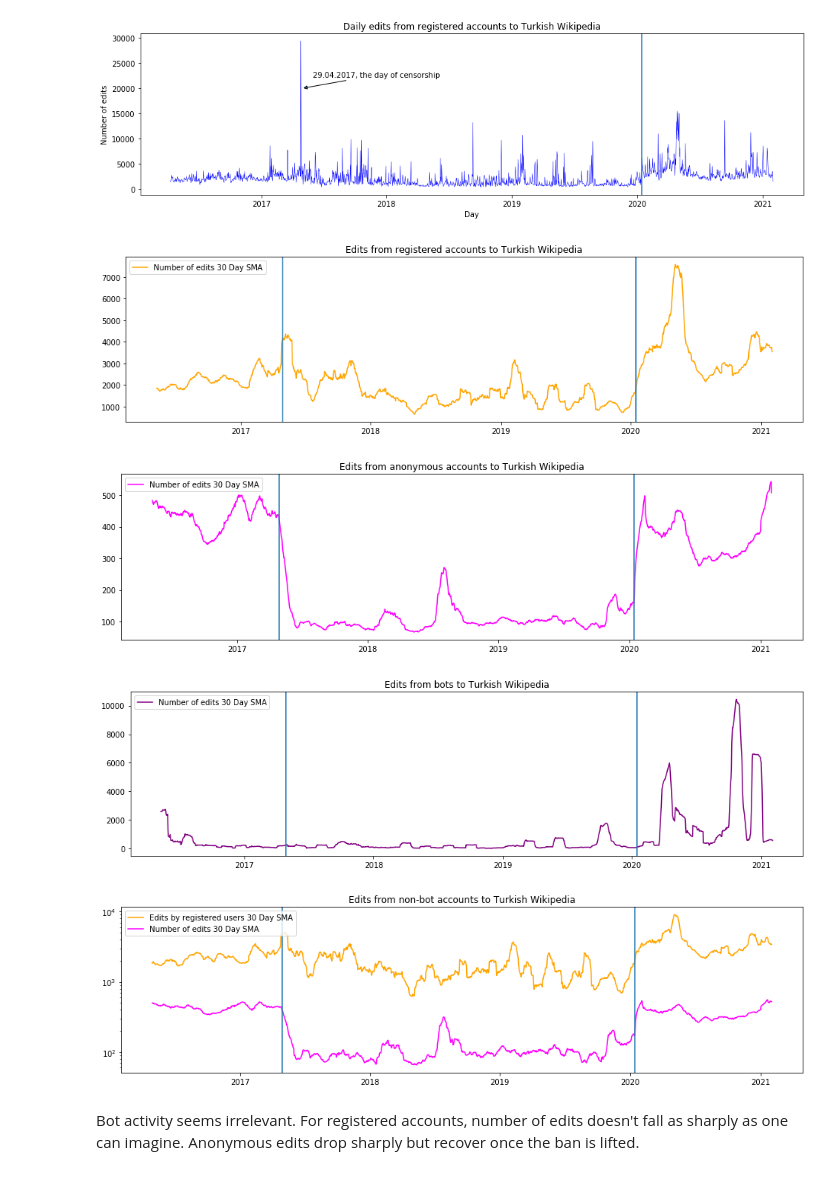
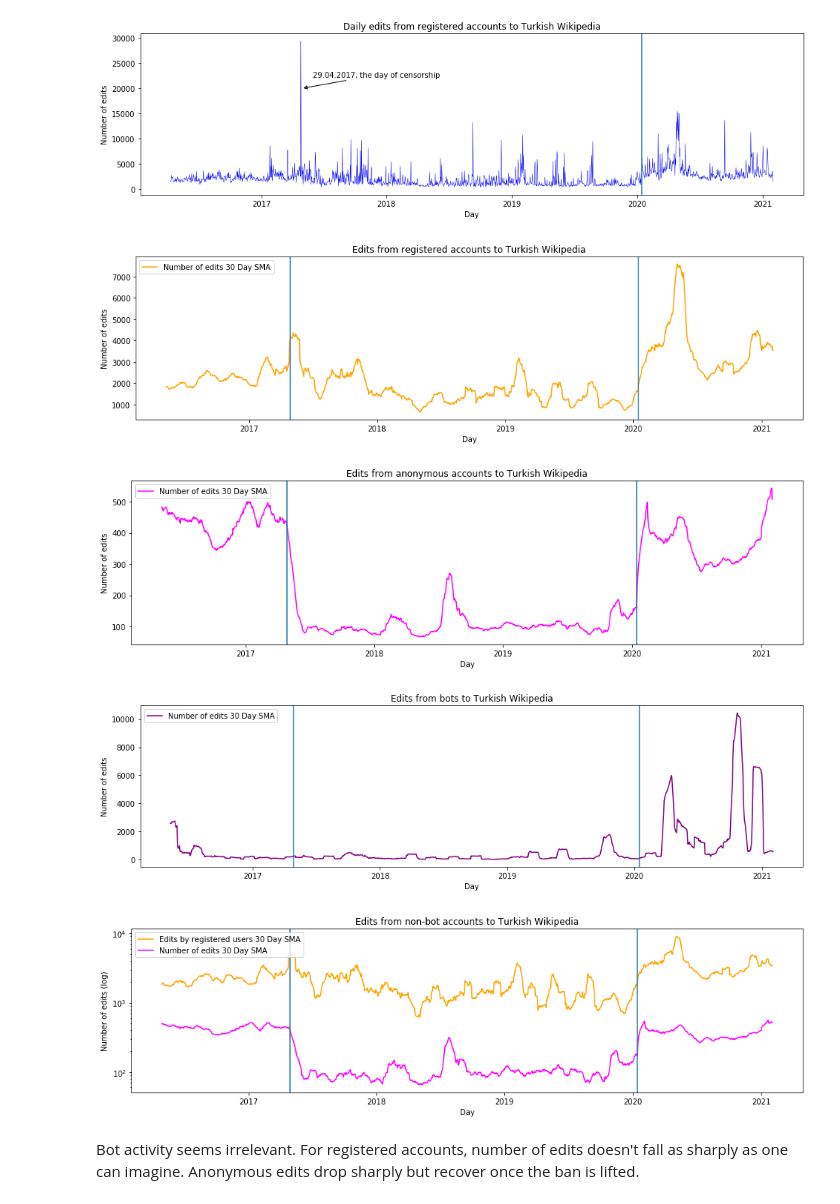
Before and after one commit to epfl-dlab/turkish_wiki, a Jupyter notebook: analysis.ipynb, the cells around one changed output. Cells and saved outputs as stored; diff of their text form; code cells hidden in the pictures.

```diff
--- a/analysis.ipynb
+++ b/analysis.ipynb
@@ -279,10 +278,12 @@ rolling_mean = registered_edits['number_of_edits'].rolling(window=30).mean()
 plt.plot(registered_edits['date'].values, rolling_mean, label='Number of edits 30 Day SMA', color='orange')
 for date in block_dates:
     plt.axvline(date)
+plt.ylabel("Number of edits")
+plt.xlabel("Day")
 plt.legend(loc='upper left')
 plt.show()
 # %% [output]
-[figure, old version]
+[figure, new version]
 # %%
 plt.figure(figsize=(16,4))
 plt.title("Edits from anonymous accounts to Turkish Wikipedia")
@@ -290,10 +291,12 @@ rolling_mean = anonymous_edits['number_of_edits'].rolling(window=30).mean()
 plt.plot(anonymous_edits['date'].values, rolling_mean, label='Number of edits 30 Day SMA', color='magenta')
 for date in block_dates:
     plt.axvline(date)
+plt.ylabel("Number of edits")
+plt.xlabel("Day")
 plt.legend(loc='upper left')
 plt.show()
 # %% [output]
-[figure, old version]
+[figure, new version]
 # %%
 plt.figure(figsize=(16,4))
 plt.title("Edits from bots to Turkish Wikipedia")
@@ -301,24 +304,29 @@ rolling_mean = bot_edits['number_of_edits'].rolling(window=30).mean()
 plt.plot(bot_edits['date'].values, rolling_mean, label='Number of edits 30 Day SMA', color='purple')
 for date in block_dates:
     plt.axvline(date)
+plt.ylabel("Number of edits")
+plt.xlabel("Day")
 plt.legend(loc='upper left')
 plt.show()
 # %% [output]
-[figure, old version]
+[figure, new version]
 # %%
 plt.figure(figsize=(16,4))
 plt.title("Edits from non-bot accounts to Turkish Wikipedia")
 rolling_mean = registered_edits['number_of_edits'].rolling(window=20).mean()
 plt.plot(registered_edits['date'].values, rolling_mean, label='Edits by registered users 30 Day SMA', color='orange')
 rolling_mean2 = anonymous_edits['number_of_edits'].rolling(window=20).mean()
 plt.plot(anonymous_edits['date'].values, rolling_mean2, label='Number of edits 30 Day SMA', color='magenta')
 for date in block_dates:
     plt.axvline(date)
+
+plt.ylabel("Number of edits (log)")
+plt.xlabel("Day")
 plt.legend(loc='upper left')
 plt.yscale('log')
 plt.show()
 # %% [output]
-[figure, old version]
+[figure, new version]
 # %% [markdown]
 Bot activity seems irrelevant. For registered accounts, number of edits doesn't fall as sharply as one can imagine. Anonymous edits drop sharply but recover once the ban is lifted.
 # %%
```
Also changed, not shown: parts of 64 cells of this notebook, 23 other files.
